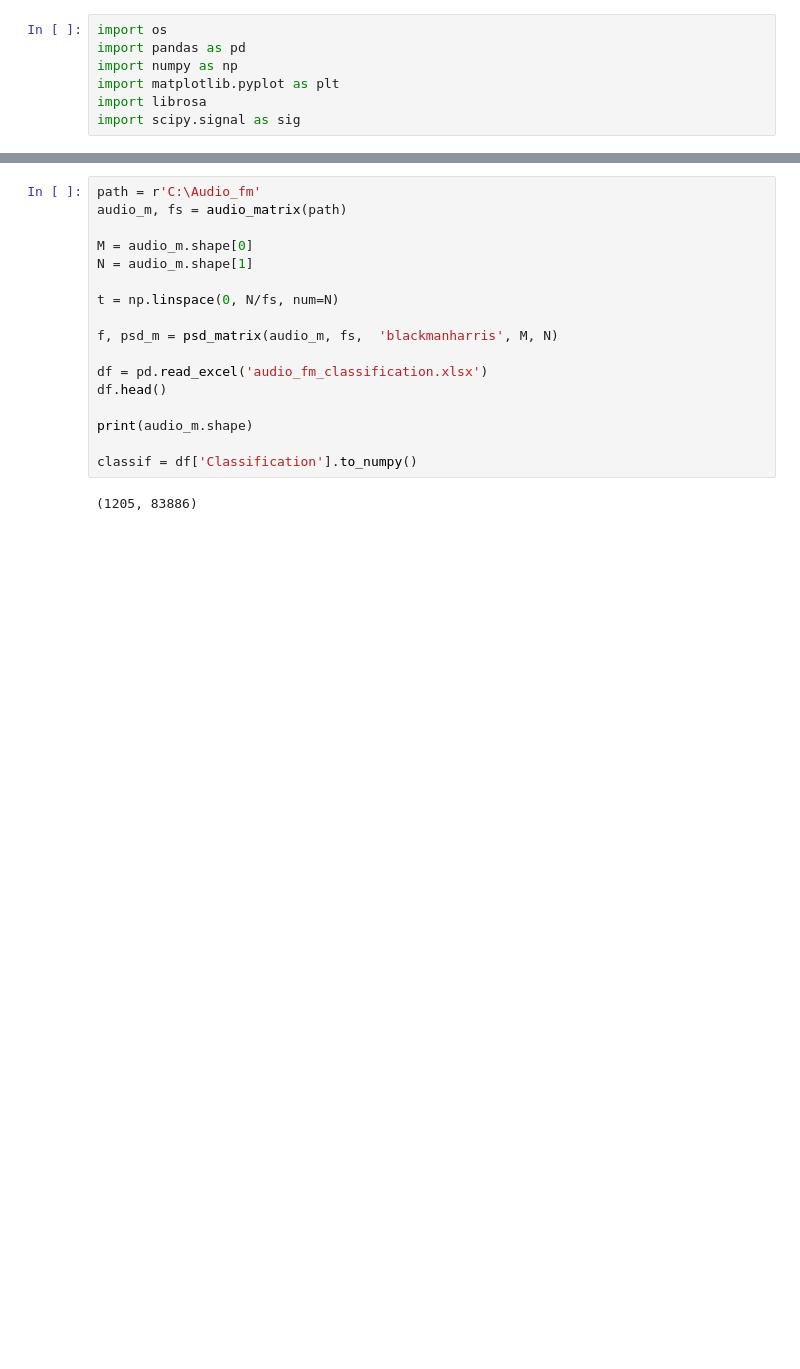
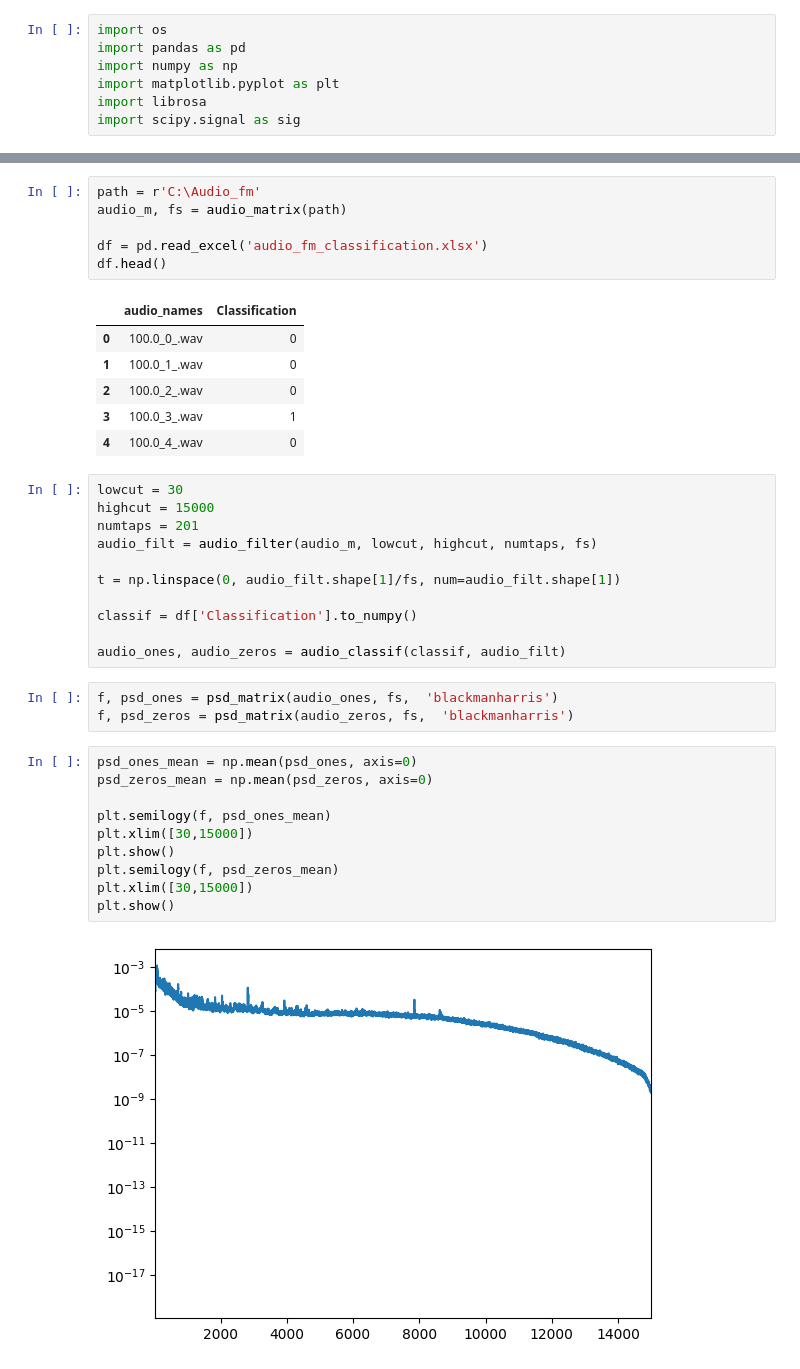
Before and after one commit to dramirezbe/Signal-theory, a Jupyter notebook: SDR/radio_classification.ipynb, the cells around one changed output, grey strips where cells are left out. Cells and saved outputs as stored; diff of their text form; blank space fills up the shorter version.

```diff
--- a/SDR/radio_classification.ipynb
+++ b/SDR/radio_classification.ipynb
@@ -53,18 +74,38 @@ def audio_classif(classif,  audio_m):
 path = r'C:\Audio_fm'
 audio_m, fs = audio_matrix(path)
 
-M = audio_m.shape[0]
-N = audio_m.shape[1]
-
-t = np.linspace(0, N/fs, num=N)
-
-f, psd_m = psd_matrix(audio_m, fs,  'blackmanharris', M, N)
-
 df = pd.read_excel('audio_fm_classification.xlsx')
 df.head()
-
-print(audio_m.shape)
-
-classif = df['Classification'].to_numpy()
 # %% [output]
-(1205, 83886)
+|  | audio_names | Classification |
+| 0 | 100.0_0_.wav | 0 |
+| 1 | 100.0_1_.wav | 0 |
+| 2 | 100.0_2_.wav | 0 |
+| 3 | 100.0_3_.wav | 1 |
+| 4 | 100.0_4_.wav | 0 |
+# %%
+lowcut = 30
+highcut = 15000
+numtaps = 201
+audio_filt = audio_filter(audio_m, lowcut, highcut, numtaps, fs)
+
+t = np.linspace(0, audio_filt.shape[1]/fs, num=audio_filt.shape[1])
+
+classif = df['Classification'].to_numpy()
+
+audio_ones, audio_zeros = audio_classif(classif, audio_filt)
+# %%
+f, psd_ones = psd_matrix(audio_ones, fs,  'blackmanharris')
+f, psd_zeros = psd_matrix(audio_zeros, fs,  'blackmanharris')
+# %%
+psd_ones_mean = np.mean(psd_ones, axis=0)
+psd_zeros_mean = np.mean(psd_zeros, axis=0)
+
+plt.semilogy(f, psd_ones_mean)
+plt.xlim([30,15000])
+plt.show()
+plt.semilogy(f, psd_zeros_mean)
+plt.xlim([30,15000])
+plt.show()
+# %% [output]
+[figure, added]
```
Also changed, not shown: parts of 2 cells of this notebook, 1 other file.
